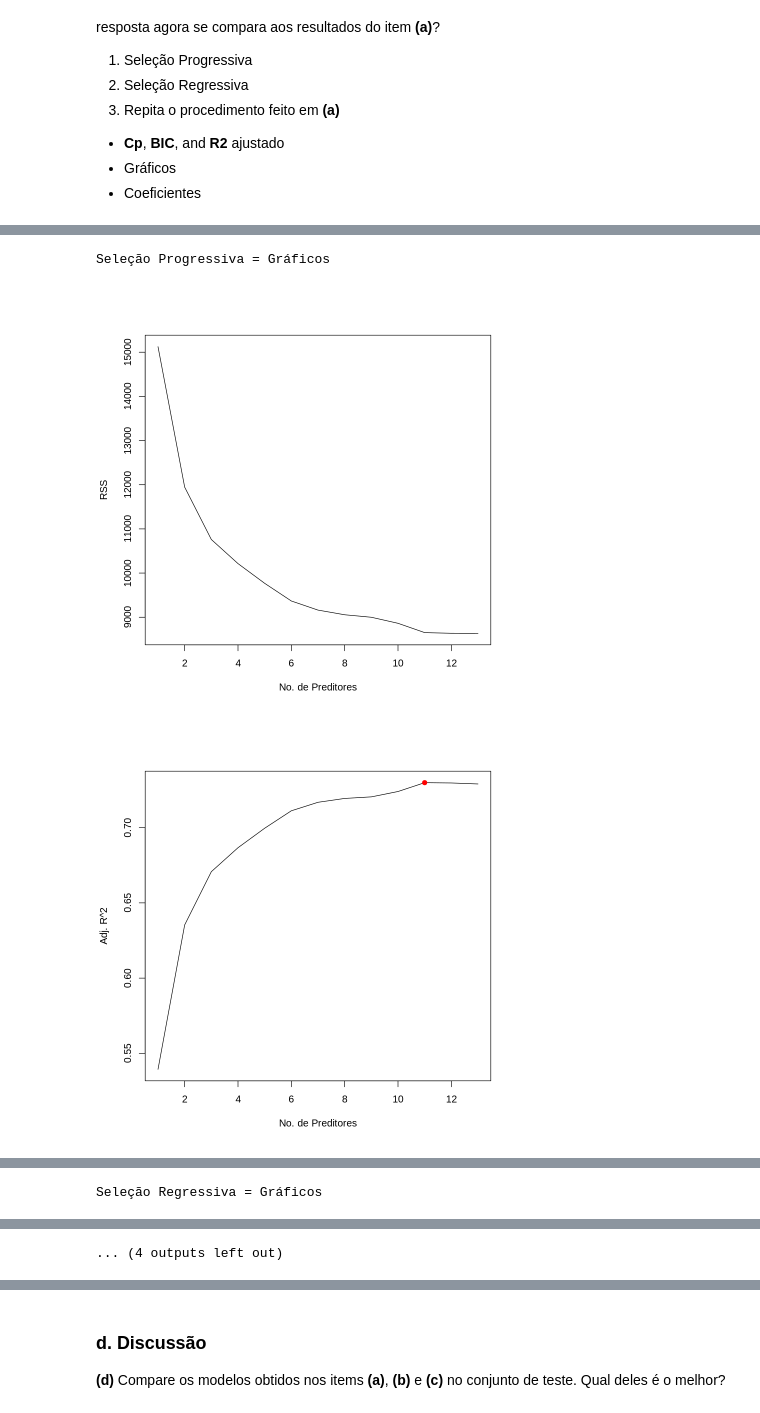
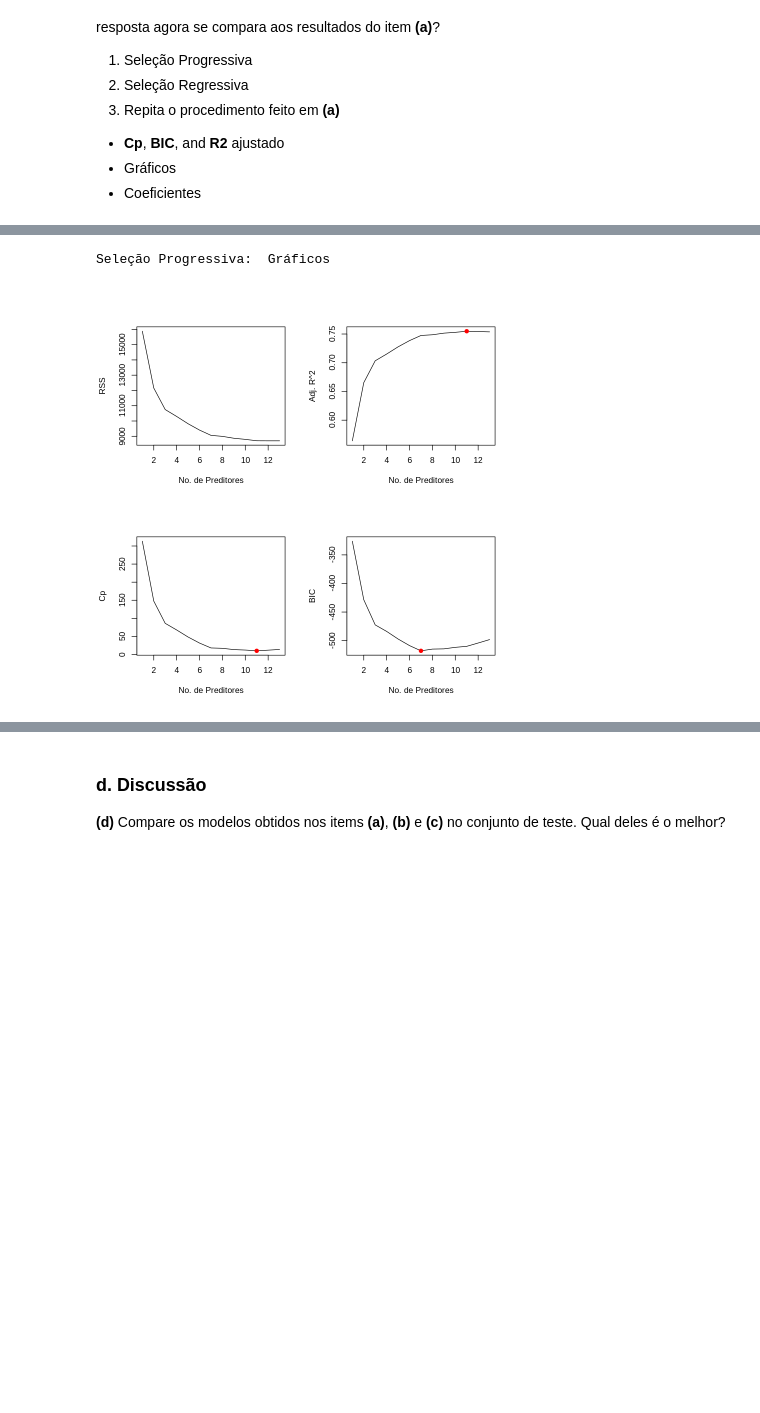
Before and after one commit to SamuelOliveira/Colab, a Jupyter notebook: FT084_2021S1_T2_predicao_R.ipynb, the cells around one changed output, grey strips where cells are left out. Cells and saved outputs as stored; diff of their text form; code cells hidden in the pictures; blank space fills up the shorter version.

```diff
--- a/FT084_2021S1_T2_predicao_R.ipynb
+++ b/FT084_2021S1_T2_predicao_R.ipynb
@@ -61,0 +104,8 @@ A data.frame: 6 × 14
+# %%
+boston.dp <- scale(boston.df[,1:13])
+
+medv <- boston.df[,14]
+boston.df_p <- cbind(boston.dp,medv)
+boston.df_p <- as.data.frame(boston.df_p)
+
+boston.df_p
@@ -81,10 +166,9 @@ model.train.sum <-summary(model.train)
 # %%
-# Criando Subconjuntos
-split <-sample(nrow(Boston), 100)
-Boston.test  <-Boston[split,]
-Boston.train <-Boston[-split,]
+split <-sample(nrow(boston.df), 100)
 
-# Criando Modelo de Treino
-model.train <-regsubsets(medv~., data=Boston.train, nvmax=13)
+boston.df.test  <-boston.df_p[split,]
+boston.df.train <-boston.df_p[-split,]
+
+model.train     <-regsubsets(medv~., data=boston.df.train, nvmax=13)
 model.train.sum <-summary(model.train)
 # %% [markdown]
@@ -228,50 +319,24 @@ A data.frame: 1 × 3
 
-cat("Seleção Progressiva = Gráficos\n")
+par(mfrow = c(2,2))
+cat(crayon::bold("Seleção Progressiva: "),
+  crayon::reset("Gráficos\n"))
 # RSS
-plot(Boston.train.fwd.sum$rss,xlab='No. de Preditores',ylab='RSS',type='l')
+plot(boston.df.train.fwd.sum$rss,xlab='No. de Preditores',ylab='RSS',type='l')
 
 # R2 ajustado
-plot(Boston.train.fwd.sum$adjr2,xlab='No. de Preditores',ylab='Adj. R^2',type='l')
-max_p = which.max(Boston.train.fwd.sum$adjr2)
-points(max_p,Boston.train.fwd.sum$adjr2[max_p],pch=19,col='red')
-plot(Boston.train.fwd,scale='adjr2')
+plot(boston.df.train.fwd.sum$adjr2,xlab='No. de Preditores',ylab='Adj. R^2',type='l')
+max_p = which.max(boston.df.train.fwd.sum$adjr2)
+points(max_p,boston.df.train.fwd.sum$adjr2[max_p],pch=19,col='red')
 
 # Cp
-plot(Boston.train.fwd.sum$cp,xlab='No. de Preditores',ylab='Cp',type='l')
-min_p = which.min(Boston.train.fwd.sum$cp)
-points(min_p,Boston.train.fwd.sum$cp[min_p],pch=19,col='red')
-plot(Boston.train.fwd,scale='Cp')
+plot(boston.df.train.fwd.sum$cp,xlab='No. de Preditores',ylab='Cp',type='l')
+min_p = which.min(boston.df.train.fwd.sum$cp)
+points(min_p,boston.df.train.fwd.sum$cp[min_p],pch=19,col='red')
 
 # BIC
-plot(Boston.train.fwd.sum$bic,xlab='No. de Preditores',ylab='BIC',type='l')
-min_p = which.min(Boston.train.fwd.sum$bic)
-points(min_p,Boston.train.fwd.sum$bic[min_p],pch=19,col='red')
-plot(Boston.train.fwd,scale='bic')
-
-cat("\n\n")
-
-cat("Seleção Regressiva = Gráficos\n")
-# RSS
-plot(Boston.train.bwk.sum$rss,xlab='No. de Preditores',ylab='RSS',type='l')
-
-# R2 ajustado
-plot(Boston.train.bwk.sum$adjr2,xlab='No. de Preditores',ylab='Adj. R^2',type='l')
-max_p = which.max(Boston.train.bwk.sum$adjr2)
-points(max_p,Boston.train.bwk.sum$adjr2[max_p],pch=19,col='red')
-plot(Boston.train.bwk,scale='adjr2')
-
-# Cp
-plot(Boston.train.fwd.sum$cp,xlab='No. de Preditores',ylab='Cp',type='l')
-min_p = which.min(Boston.train.fwd.sum$cp)
-points(min_p,Boston.train.fwd.sum$cp[min_p],pch=19,col='red')
-plot(Boston.train.fwd,scale='Cp')
-
-# BIC
-plot(Boston.train.fwd.sum$bic,xlab='No. de Preditores',ylab='BIC',type='l')
-min_p = which.min(Boston.train.fwd.sum$bic)
-points(min_p,Boston.train.fwd.sum$bic[min_p],pch=19,col='red')
-plot(Boston.train.fwd,scale='bic')
+plot(boston.df.train.fwd.sum$bic,xlab='No. de Preditores',ylab='BIC',type='l')
+min_p = which.min(boston.df.train.fwd.sum$bic)
+points(min_p,boston.df.train.fwd.sum$bic[min_p],pch=19,col='red')
 # %% [output]
-Seleção Progressiva = Gráficos
+Seleção Progressiva:  Gráficos
-[figure, old version]
+[figure, new version]
-[figure, removed]
@@ -282 +342,0 @@ Seleção Progressiva = Gráficos
-Seleção Regressiva = Gráficos
@@ -287 +342,0 @@ Seleção Regressiva = Gráficos
-... (4 outputs left out)
```
Also changed, not shown: parts of 25 cells of this notebook.
